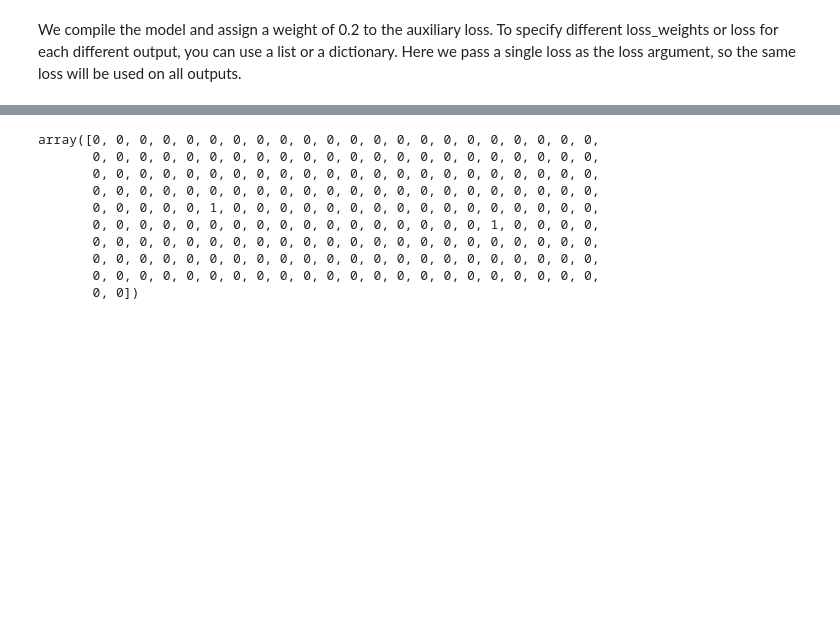
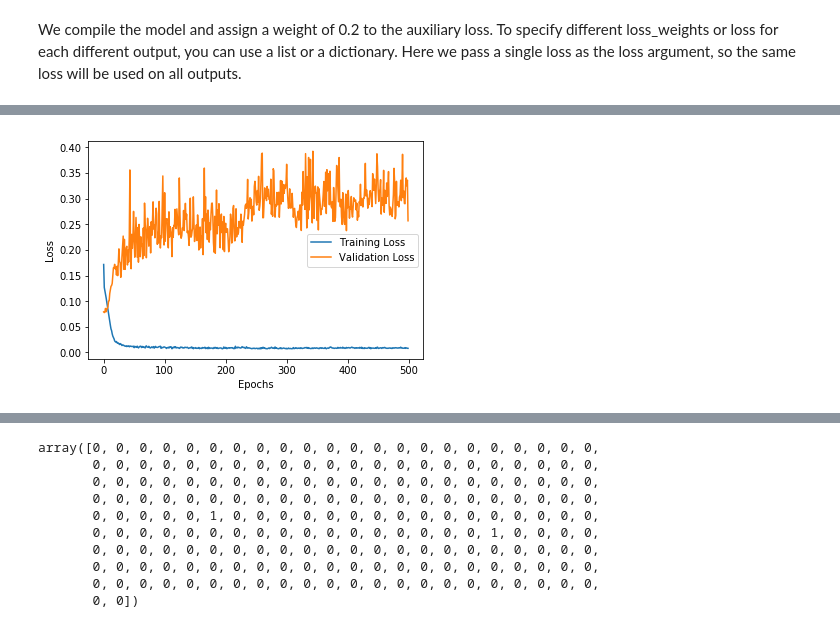
Before and after one commit to wcyn/gnue-chat-summarization, a Jupyter notebook: neural_net_models/Keras LSTM Recurrent Neural Network - Preprocessed.ipynb, the cells around one changed output, grey strips where cells are left out. Drawn from its saved outputs; the diff is of its cells as text; code cells hidden in the pictures; blank space fills up the shorter version.

```diff
--- a/neural_net_models/Keras LSTM Recurrent Neural Network - Preprocessed.ipynb
+++ b/neural_net_models/Keras LSTM Recurrent Neural Network - Preprocessed.ipynb
@@ -128,6 +150,8 @@ np.unique(train_y_labels)
 # list(train_y[0])
 # %% [output]
 array([0, 1])
+# %%
+model_helper = ModelHelper()
 # %%
 # Sentence input: meant to receive sequences of `max_chat_length` integers, between 1 and `top_words`.
 main_sentence_input = Input(shape=(MAX_CHAT_LENGTH,), dtype='int32', name='main_sentence_input')
@@ -284,0 +348,7 @@ loaded_merged_model = load_model(merged_model_filename)
+# %%
+cp_dir = join("..", "app", "services", "chat_data_files", "models")
+model_details = model_helper.load_model_details(
+    checkpoints_dir=cp_dir,
+    model_details_filename="model_history.json"
+)
+model_details["history"]
@@ -284,0 +373,15 @@ loaded_merged_model = load_model(merged_model_filename)
+# %%
+# merged_model_loss_values = model_details['history']['main_output_loss']
+# validation_loss = model_details['history']['val_main_output_loss']
+merged_model_loss_values = model_details['history']['loss']
+validation_loss = model_details['history']['val_loss']
+merged_model_epochs = model_details['epoch']
+plt.plot(merged_model_epochs, merged_model_loss_values, label='Training Loss')
+plt.plot(merged_model_epochs, validation_loss, label='Validation Loss')
+plt.xlabel('Epochs')
+plt.ylabel('Loss')
+plt.legend()
+
+plt.show()
+# %% [output]
+[figure, added]
```
Also changed, not shown: parts of 28 cells of this notebook, 15 other files.
